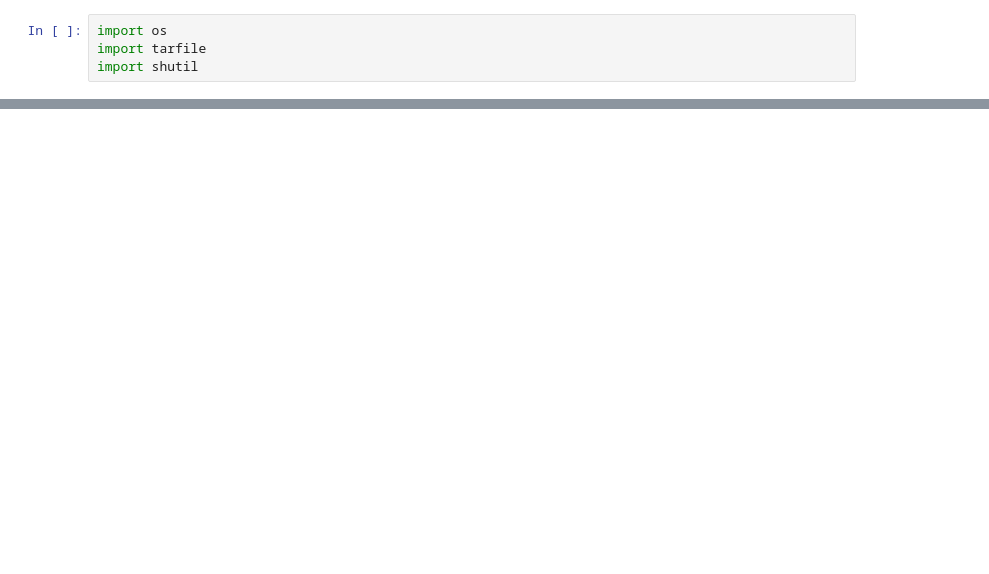
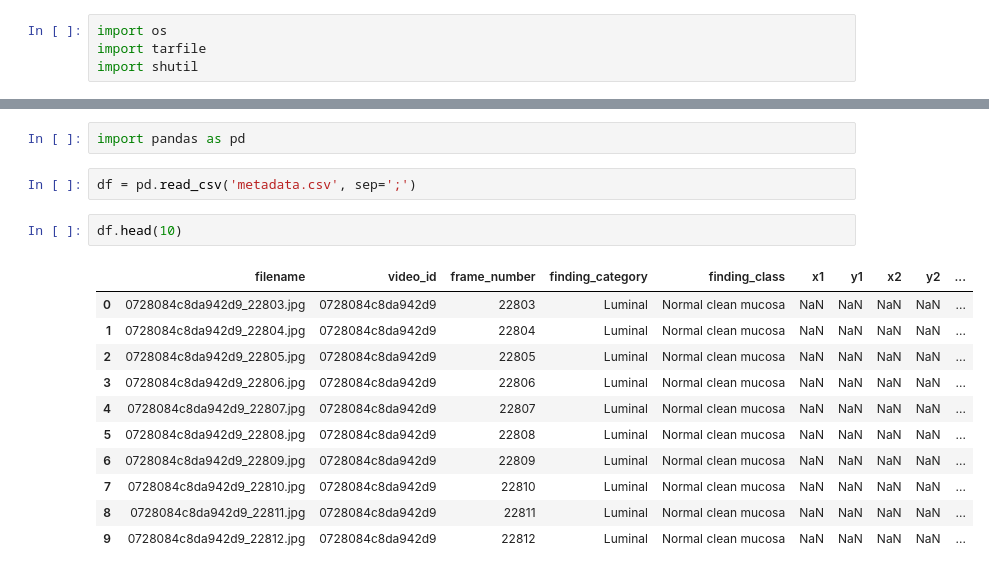
Before and after one commit to rheachainani/Lesion-Detection-Capsule-Endoscopy-Videos, a Jupyter notebook: Dataset Extraction.ipynb, the cells around one changed output, grey strips where cells are left out. Cells and saved outputs as stored; diff of their text form; blank space fills up the shorter version.

```diff
--- a/Dataset Extraction.ipynb
+++ b/Dataset Extraction.ipynb
@@ -75,3 +72,21 @@ for folder in os.listdir(BASE_DIR):
 print("Dataset restructured and renamed successfully!")
 # %% [output]
 Dataset restructured and renamed successfully!
+# %%
+import pandas as pd
+# %%
+df = pd.read_csv('metadata.csv', sep=';')
+# %%
+df.head(10)
+# %% [output]
+|  | filename | video_id | frame_number | finding_category | finding_class | x1 | y1 | x2 | y2 | ... |
+| 0 | 0728084c8da942d9_22803.jpg | 0728084c8da942d9 | 22803 | Luminal | Normal clean mucosa | NaN | NaN | NaN | NaN | ... |
+| 1 | 0728084c8da942d9_22804.jpg | 0728084c8da942d9 | 22804 | Luminal | Normal clean mucosa | NaN | NaN | NaN | NaN | ... |
+| 2 | 0728084c8da942d9_22805.jpg | 0728084c8da942d9 | 22805 | Luminal | Normal clean mucosa | NaN | NaN | NaN | NaN | ... |
+| 3 | 0728084c8da942d9_22806.jpg | 0728084c8da942d9 | 22806 | Luminal | Normal clean mucosa | NaN | NaN | NaN | NaN | ... |
+| 4 | 0728084c8da942d9_22807.jpg | 0728084c8da942d9 | 22807 | Luminal | Normal clean mucosa | NaN | NaN | NaN | NaN | ... |
+| 5 | 0728084c8da942d9_22808.jpg | 0728084c8da942d9 | 22808 | Luminal | Normal clean mucosa | NaN | NaN | NaN | NaN | ... |
+| 6 | 0728084c8da942d9_22809.jpg | 0728084c8da942d9 | 22809 | Luminal | Normal clean mucosa | NaN | NaN | NaN | NaN | ... |
+| 7 | 0728084c8da942d9_22810.jpg | 0728084c8da942d9 | 22810 | Luminal | Normal clean mucosa | NaN | NaN | NaN | NaN | ... |
+| 8 | 0728084c8da942d9_22811.jpg | 0728084c8da942d9 | 22811 | Luminal | Normal clean mucosa | NaN | NaN | NaN | NaN | ... |
+| 9 | 0728084c8da942d9_22812.jpg | 0728084c8da942d9 | 22812 | Luminal | Normal clean mucosa | NaN | NaN | NaN | NaN | ... |
```
Also changed, not shown: parts of 15 cells of this notebook, 8 other files.
